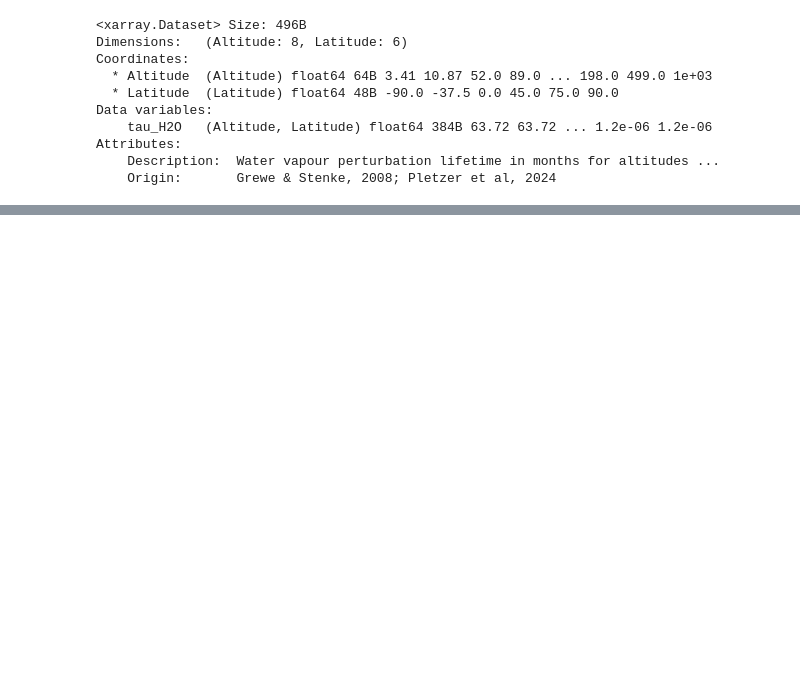
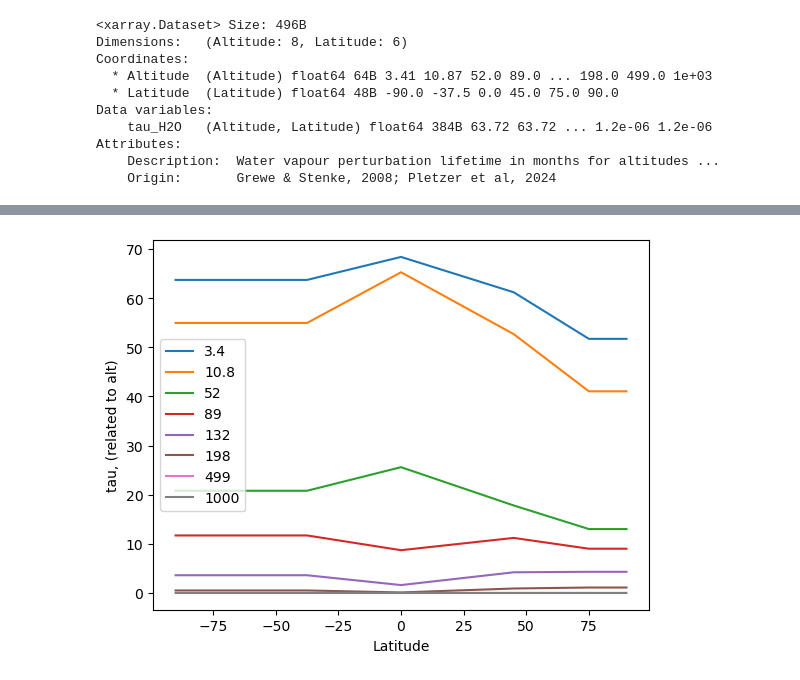
Before and after one commit to atzeharmsen/sandbox2, a Jupyter notebook: Pletzer_data.ipynb, the cells around one changed output, grey strips where cells are left out. Drawn from its saved outputs; the diff is of its cells as text; code cells hidden in the pictures; blank space fills up the shorter version.

```diff
--- a/Pletzer_data.ipynb
+++ b/Pletzer_data.ipynb
@@ -18,0 +36,18 @@ Attributes:
+# %%
+# import matplotlib.pyplot as plt
+plt.plot(data['Latitude'], data['tau_H2O'][0], label='3.4')
+plt.plot(data['Latitude'], data['tau_H2O'][1], label='10.8')
+plt.plot(data['Latitude'], data['tau_H2O'][2], label='52')
+plt.plot(data['Latitude'], data['tau_H2O'][3], label='89')
+plt.plot(data['Latitude'], data['tau_H2O'][4], label='132')
+plt.plot(data['Latitude'], data['tau_H2O'][5], label='198')
+plt.plot(data['Latitude'], data['tau_H2O'][6], label='499')
+plt.plot(data['Latitude'], data['tau_H2O'][7], label='1000')
+# plt.xscale('log')          # Set y-axis to logarithmic scale
+plt.xlabel('Latitude')
+plt.ylabel('tau, (related to alt)')
+# plt.gca().invert_yaxis()
+plt.legend()
+plt.show()
+# %% [output]
+[figure, added]
```
Also changed, not shown: parts of 18 cells of this notebook.
